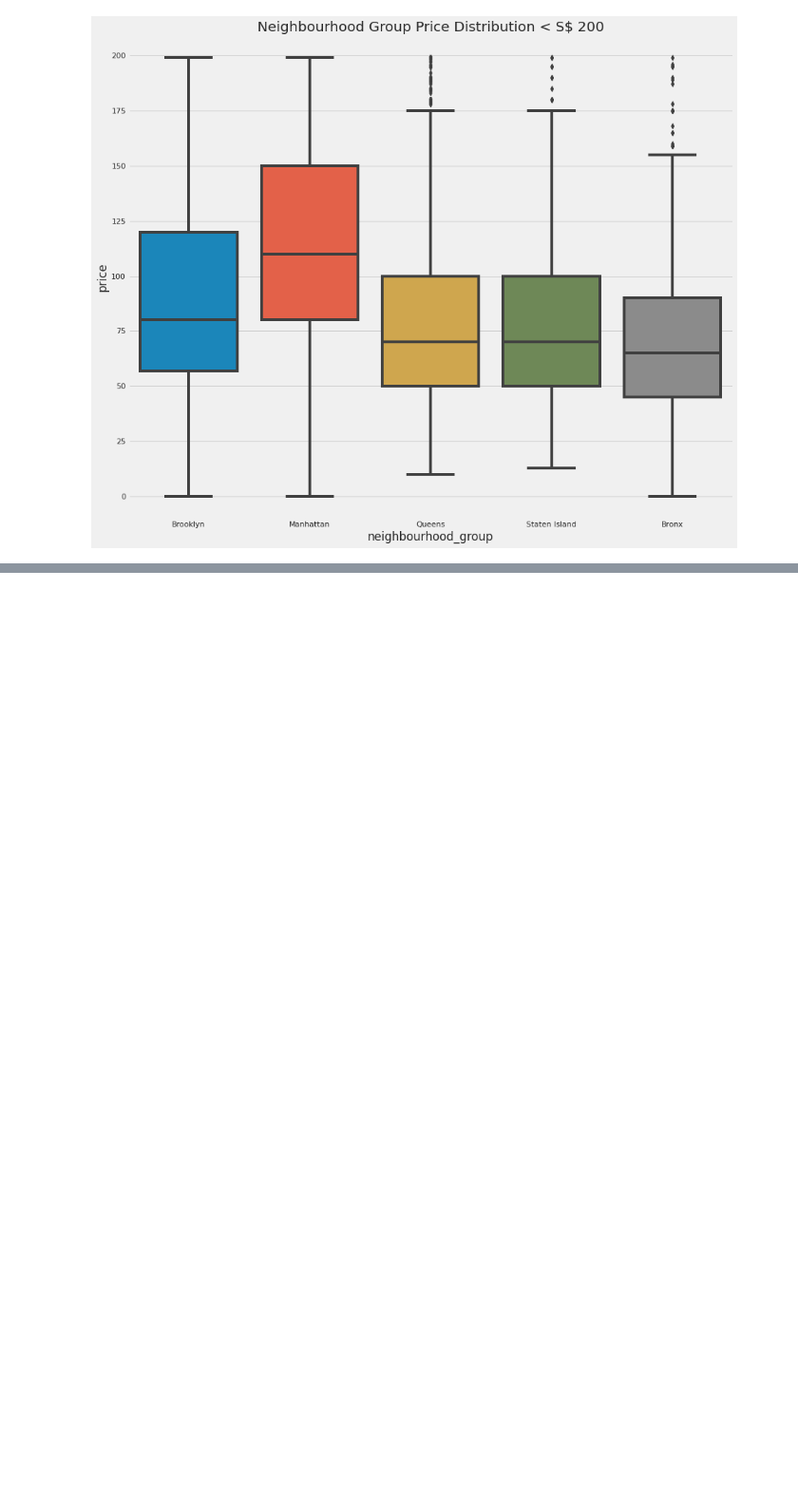
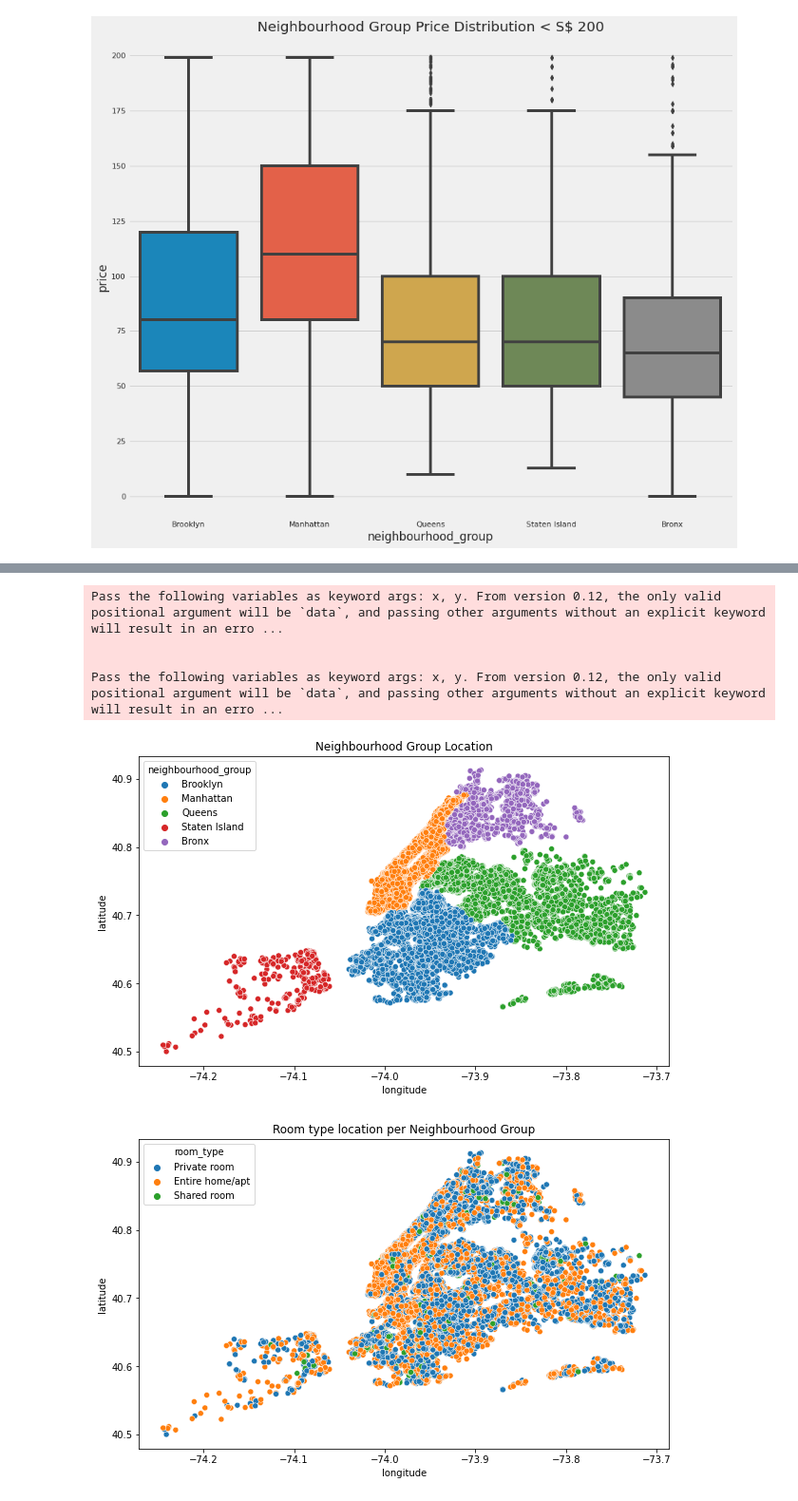
Before and after one commit to yokesh412/EDA-ANALYSIS, a Jupyter notebook: Copy_of_Copy_of_Copy_of_Airbnb_Bookings_Analysis_Capstone_Project.ipynb, the cells around one changed output, grey strips where cells are left out. Shown at 95% size. Drawn from its saved outputs; the diff is of its cells as text; code cells hidden in the pictures; blank space fills up the shorter version.

```diff
--- a/Copy_of_Copy_of_Copy_of_Airbnb_Bookings_Analysis_Capstone_Project.ipynb
+++ b/Copy_of_Copy_of_Copy_of_Airbnb_Bookings_Analysis_Capstone_Project.ipynb
@@ -395,15 +350,0 @@ coord.describe()
-# %%
-#visualizing the scatter plot map of every listing and group it by color on each different region
-plt.figure(figsize=(18,12))
-plt.style.use('fivethirtyeight')
-BBox = (103.5935, 104.0625, 1.1775, 1.5050)
-
-sg_map = plt.imread(r'C:\Users\Admin\Downloads\world map.png')
-plt.imshow(sg_map,zorder=0,extent=BBox)
-ax = plt.gca()
-groups = dataset.groupby('neighbourhood_group')
-for name,group in groups :
-    plt.scatter(group['longitude'],group['latitude'],label=name,alpha=0.5, edgecolors='k')
-plt.xlabel('Longitude')
-plt.ylabel('Latitude')
-plt.legend()
@@ -463,3 +366,20 @@ fig = px.scatter_mapbox(dataset, lat="latitude", lon="longitude",color="room_typ
 fig.show()
 # %% [output]
 [interactive output not drawn]
+# %%
+title = 'Neighbourhood Group Location'
+plt.figure(figsize=(10,6))
+sns.scatterplot(dataset.longitude,dataset.latitude,hue=dataset.neighbourhood_group).set_title(title)
+plt.ioff()
+
+title = 'Room type location per Neighbourhood Group'
+plt.figure(figsize=(10,6))
+sns.scatterplot(dataset.longitude,dataset.latitude,hue=dataset.room_type).set_title(title)
+plt.ioff()
+# %% [output]
+Pass the following variables as keyword args: x, y. From version 0.12, the only valid positional argument will be `data`, and passing other arguments without an explicit keyword will result in an erro ...
+
+
+Pass the following variables as keyword args: x, y. From version 0.12, the only valid positional argument will be `data`, and passing other arguments without an explicit keyword will result in an erro ...
+[figure, added]
+[figure, added]
```
Also changed, not shown: parts of 13 cells of this notebook.
